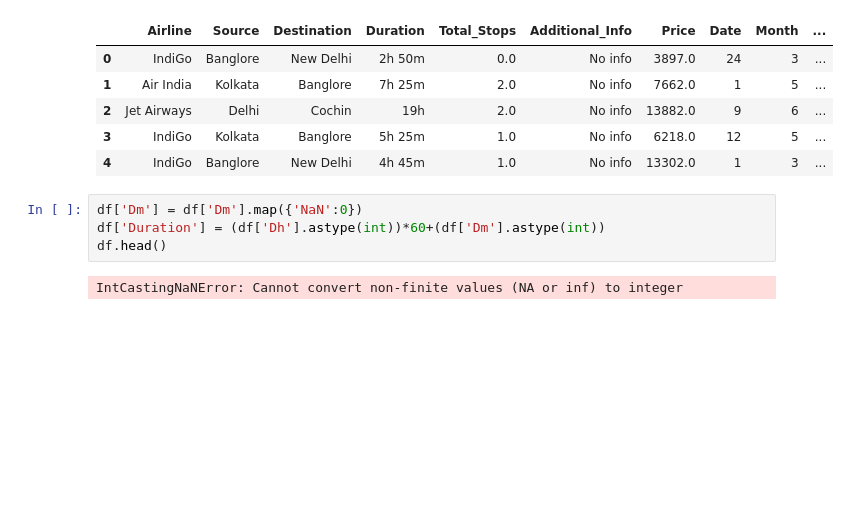
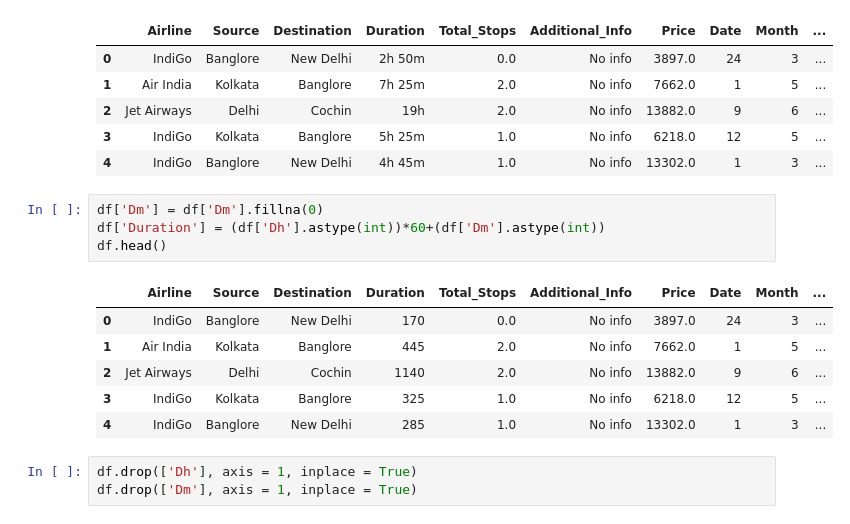
Before and after one commit to kundanrao8507/Machine_Learning_Projects, a Jupyter notebook: Flight_price_prediction/Flight_pediction.ipynb, the cells around one changed output. Cells and saved outputs as stored; diff of their text form; blank space fills up the shorter version.

```diff
--- a/Flight_price_prediction/Flight_pediction.ipynb
+++ b/Flight_price_prediction/Flight_pediction.ipynb
@@ -161,8 +161,16 @@ df.head()
 | 3 | IndiGo | Kolkata | Banglore | 5h 25m | 1.0 | No info | 6218.0 | 12 | 5 | ... |
 | 4 | IndiGo | Banglore | New Delhi | 4h 45m | 1.0 | No info | 13302.0 | 1 | 3 | ... |
 # %%
-df['Dm'] = df['Dm'].map({'NaN':0})
+df['Dm'] = df['Dm'].fillna(0)
 df['Duration'] = (df['Dh'].astype(int))*60+(df['Dm'].astype(int))
 df.head()
 # %% [output]
-IntCastingNaNError: Cannot convert non-finite values (NA or inf) to integer
+|  | Airline | Source | Destination | Duration | Total_Stops | Additional_Info | Price | Date | Month | ... |
+| 0 | IndiGo | Banglore | New Delhi | 170 | 0.0 | No info | 3897.0 | 24 | 3 | ... |
+| 1 | Air India | Kolkata | Banglore | 445 | 2.0 | No info | 7662.0 | 1 | 5 | ... |
+| 2 | Jet Airways | Delhi | Cochin | 1140 | 2.0 | No info | 13882.0 | 9 | 6 | ... |
+| 3 | IndiGo | Kolkata | Banglore | 325 | 1.0 | No info | 6218.0 | 12 | 5 | ... |
+| 4 | IndiGo | Banglore | New Delhi | 285 | 1.0 | No info | 13302.0 | 1 | 3 | ... |
+# %%
+df.drop(['Dh'], axis = 1, inplace = True)
+df.drop(['Dm'], axis = 1, inplace = True)
```
Also changed, not shown: parts of 4 cells of this notebook.
